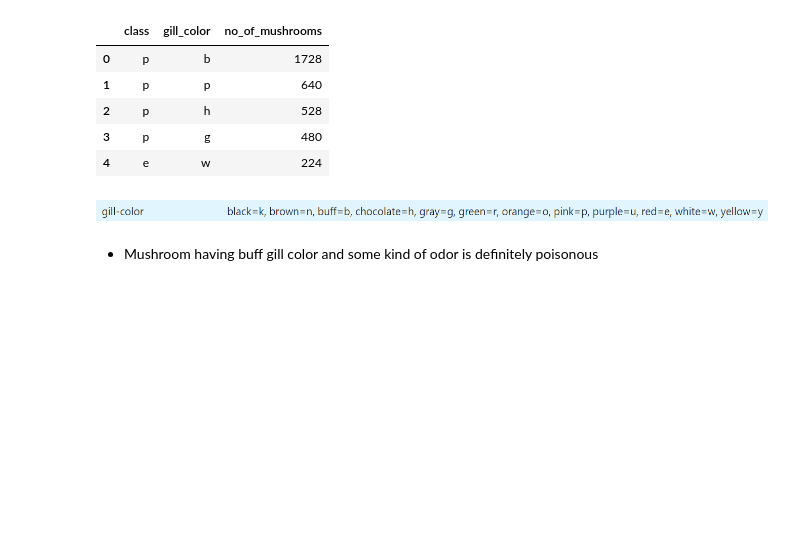
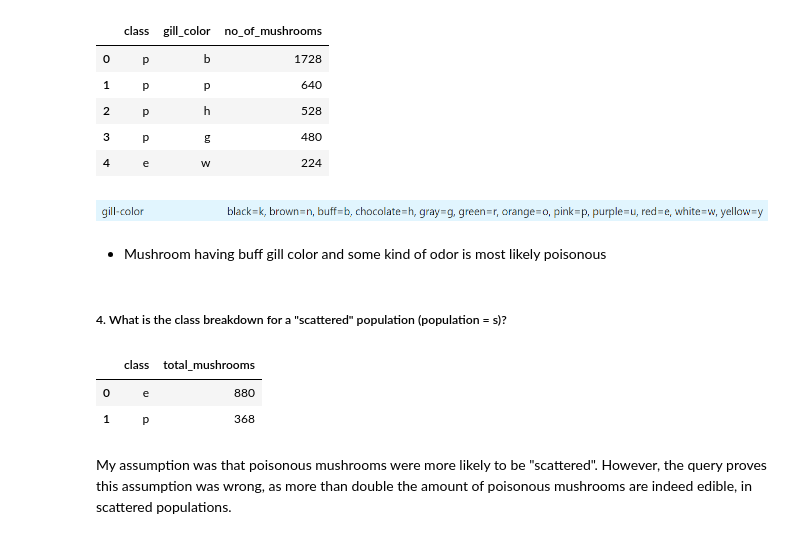
Before and after one commit to artolon/Final-Project, a Jupyter notebook: Mushroom_ETL.ipynb, the cells around one changed output. Drawn from its saved outputs; the diff is of its cells as text; code cells hidden in the pictures; blank space fills up the shorter version.

```diff
--- a/Mushroom_ETL.ipynb
+++ b/Mushroom_ETL.ipynb
@@ -403,4 +413,23 @@ gill_color.head()
 # %% [markdown]
 ![image.png](attachment:image.png)
 # %% [markdown]
-* Mushroom having buff gill color and some kind of odor is definitely poisonous
+* Mushroom having buff gill color and some kind of odor is most likely poisonous
+# %% [markdown]
+##### 4. What is the class breakdown for a "scattered" population (population = s)?
+# %%
+with psycopg2.connect(host='localhost', dbname='mushroom_data', user='postgres', password=password) as conn:
+
+    query = """SELECT class, count(mushroom_id) as total_mushrooms
+                FROM mushroom as m
+                WHERE population = 's'
+                GROUP BY class"""
+
+    gill_color = pd.read_sql_query(query,conn)
+
+gill_color.head()
+# %% [output]
+|  | class | total_mushrooms |
+| 0 | e | 880 |
+| 1 | p | 368 |
+# %% [markdown]
+My assumption was that poisonous mushrooms were more likely to be "scattered". However, the query proves this assumption was wrong, as more than double the amount of poisonous mushrooms are indeed edible, in scattered populations.
```
Also changed, not shown: parts of 21 cells of this notebook.
